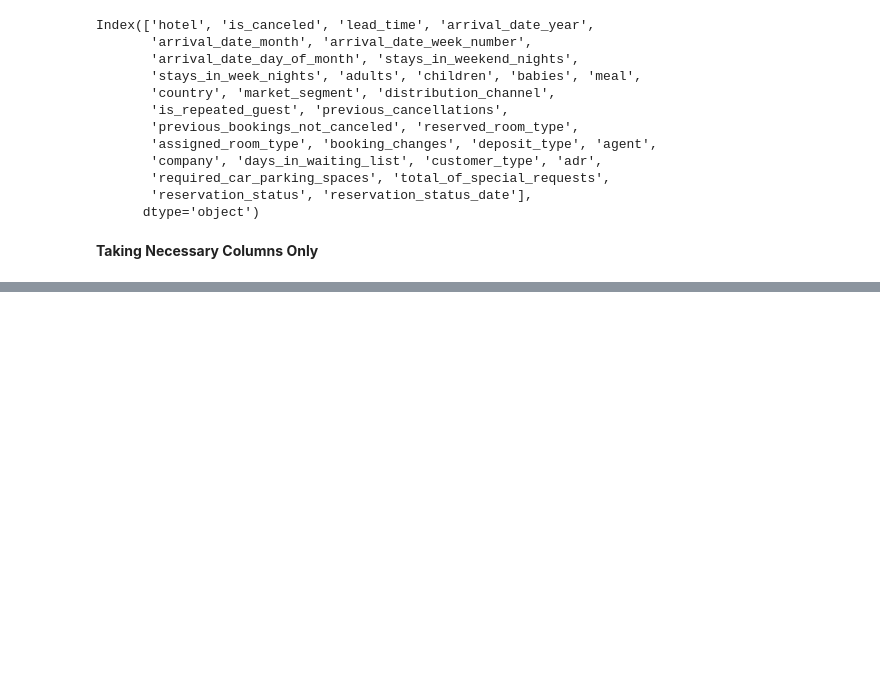
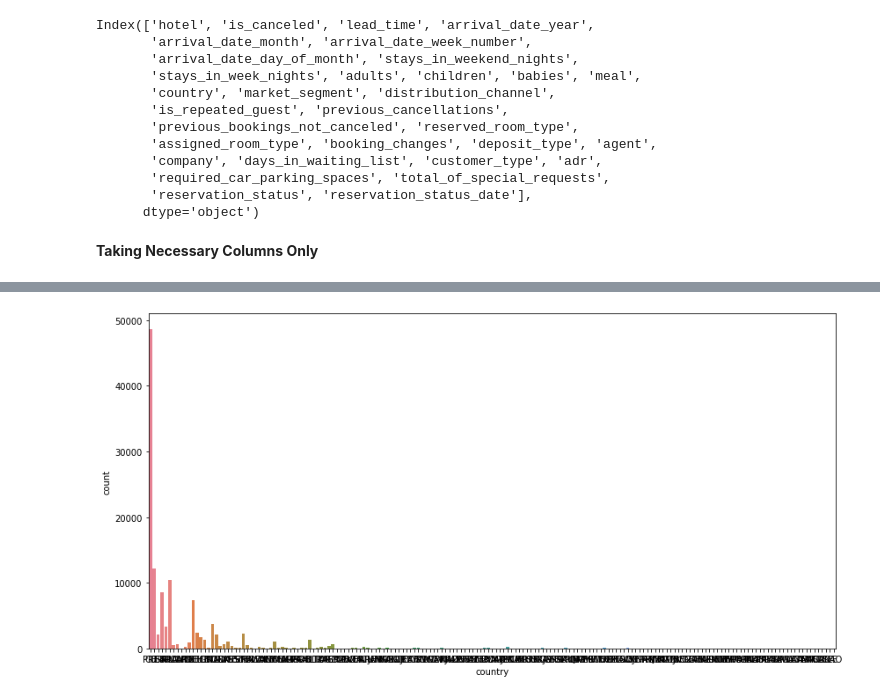
Before and after one commit to jayantimala/Hotel-booking-data-analysis, a Jupyter notebook: Jayanti_Mala_Hotel_Booking_Analysis_Capstone_Project.ipynb, the cells around one changed output, grey strips where cells are left out. Saved outputs shown, nothing was run; the diff lists cells and outputs as text; code cells hidden in the pictures; blank space fills up the shorter version.

```diff
--- a/Jayanti_Mala_Hotel_Booking_Analysis_Capstone_Project.ipynb
+++ b/Jayanti_Mala_Hotel_Booking_Analysis_Capstone_Project.ipynb
@@ -140,0 +205,6 @@ new_df.head(5)
+# %%
+plt.figure(figsize=(14,7))
+sns.countplot(df['country'], palette='husl')
+plt.show()
+# %% [output]
+[figure, added]
```
Also changed, not shown: parts of 17 cells of this notebook.
